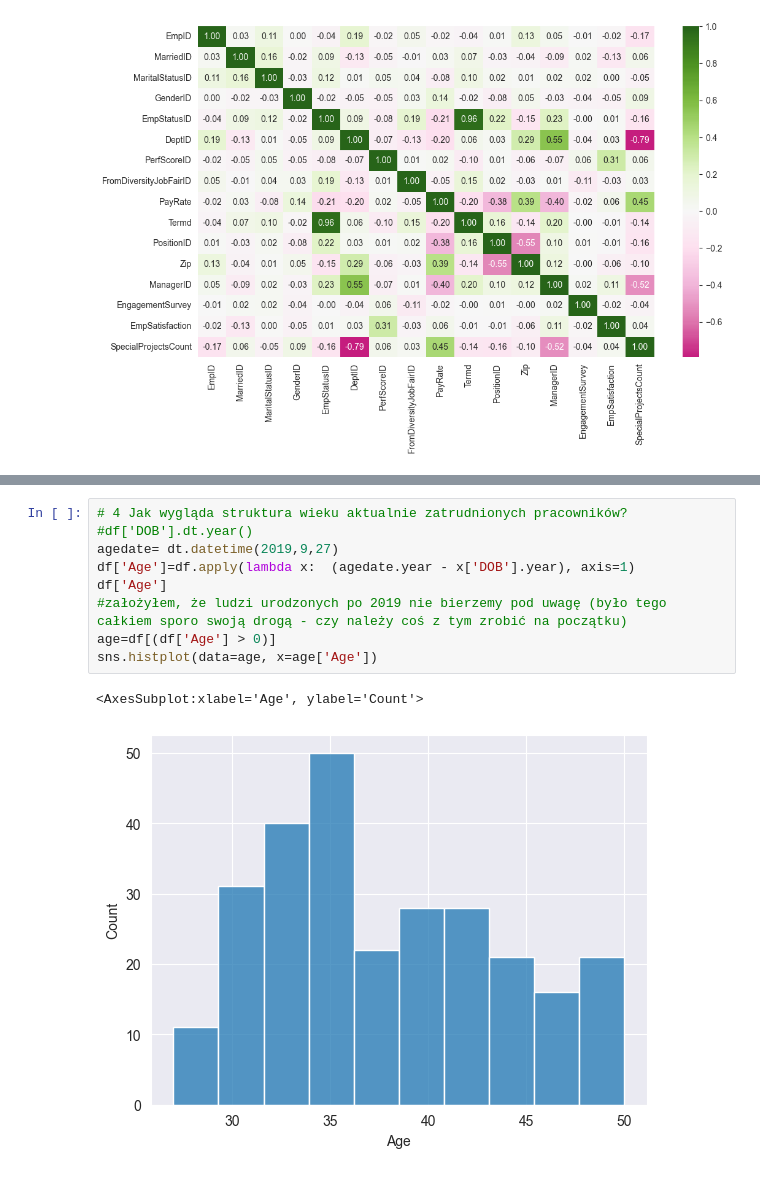
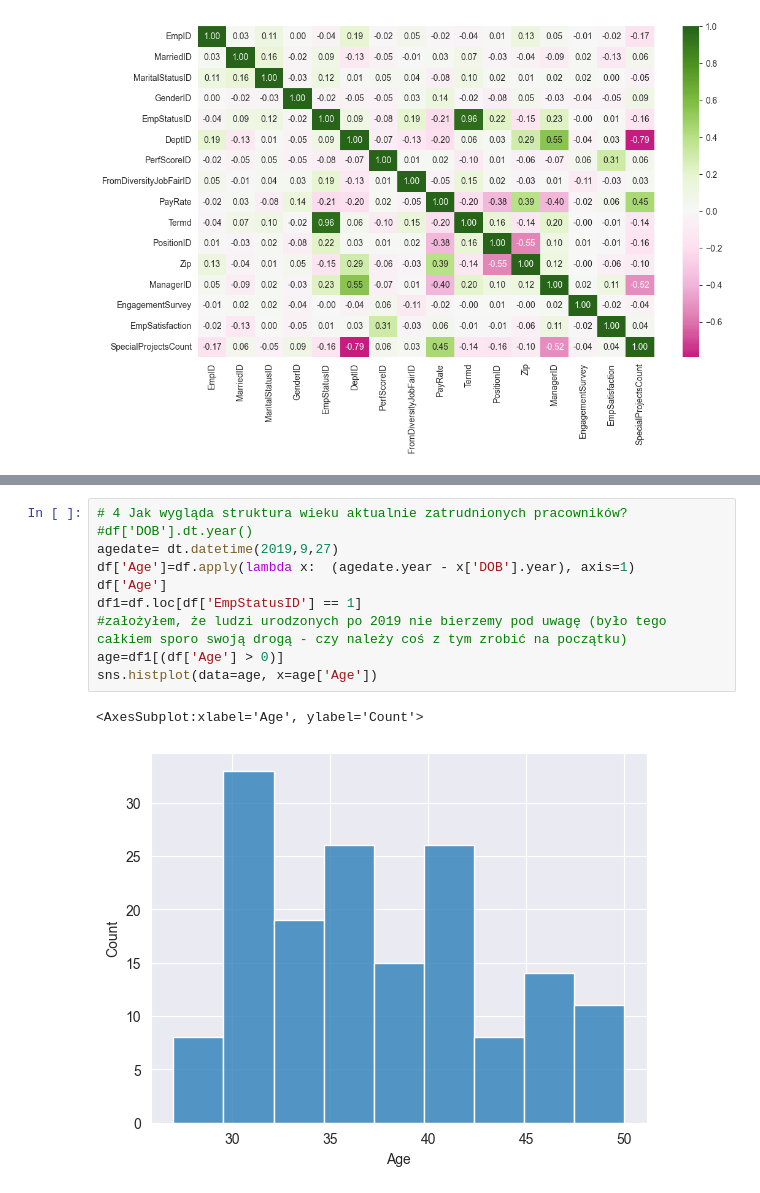
Before and after one commit to PiotrWitaszek/Seaborn, a Jupyter notebook: sb.ipynb, the cells around one changed output, grey strips where cells are left out. Cells and saved outputs as stored; diff of their text form.

```diff
--- a/sb.ipynb
+++ b/sb.ipynb
@@ -71,15 +82,16 @@ Nie ma żadnej koralacji między stanem cywilnym, a zadowoleniem z pracy
 # %%
 # 4 Jak wygląda struktura wieku aktualnie zatrudnionych pracowników?
 #df['DOB'].dt.year()
 agedate= dt.datetime(2019,9,27)
 df['Age']=df.apply(lambda x:  (agedate.year - x['DOB'].year), axis=1)
 df['Age']
+df1=df.loc[df['EmpStatusID'] == 1]
 #założyłem, że ludzi urodzonych po 2019 nie bierzemy pod uwagę (było tego całkiem sporo swoją drogą - czy należy coś z tym zrobić na początku)
-age=df[(df['Age'] > 0)]
+age=df1[(df['Age'] > 0)]
 sns.histplot(data=age, x=age['Age'])
 # %% [output]
 <AxesSubplot:xlabel='Age', ylabel='Count'>
-[figure, old version]
+[figure, new version]
 # %%
 # 5 Czy starsi pracownicy pracują nad większą liczbą specjalnych projektów niż młodsi pracownicy?
 plt.figure(figsize = (12.0,7.0))
```
Also changed, not shown: parts of 4 cells of this notebook.
